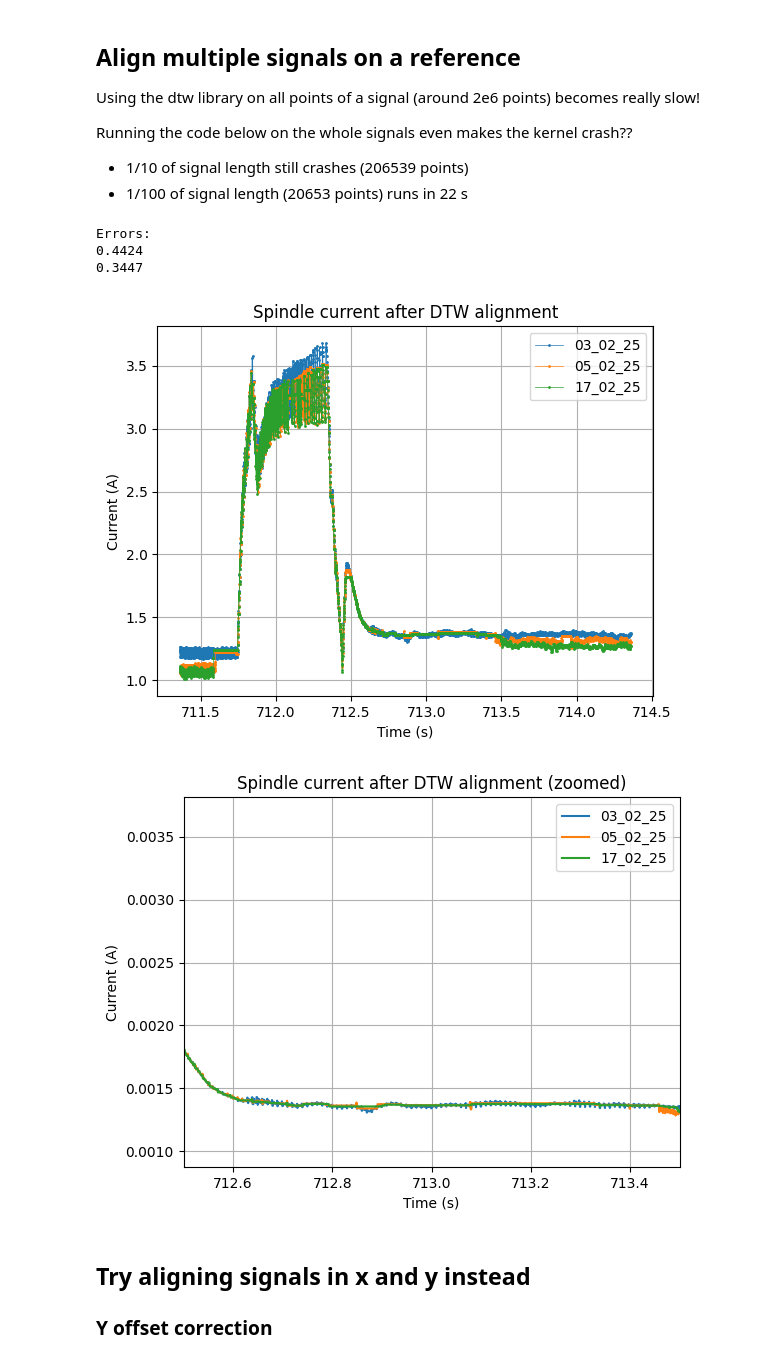
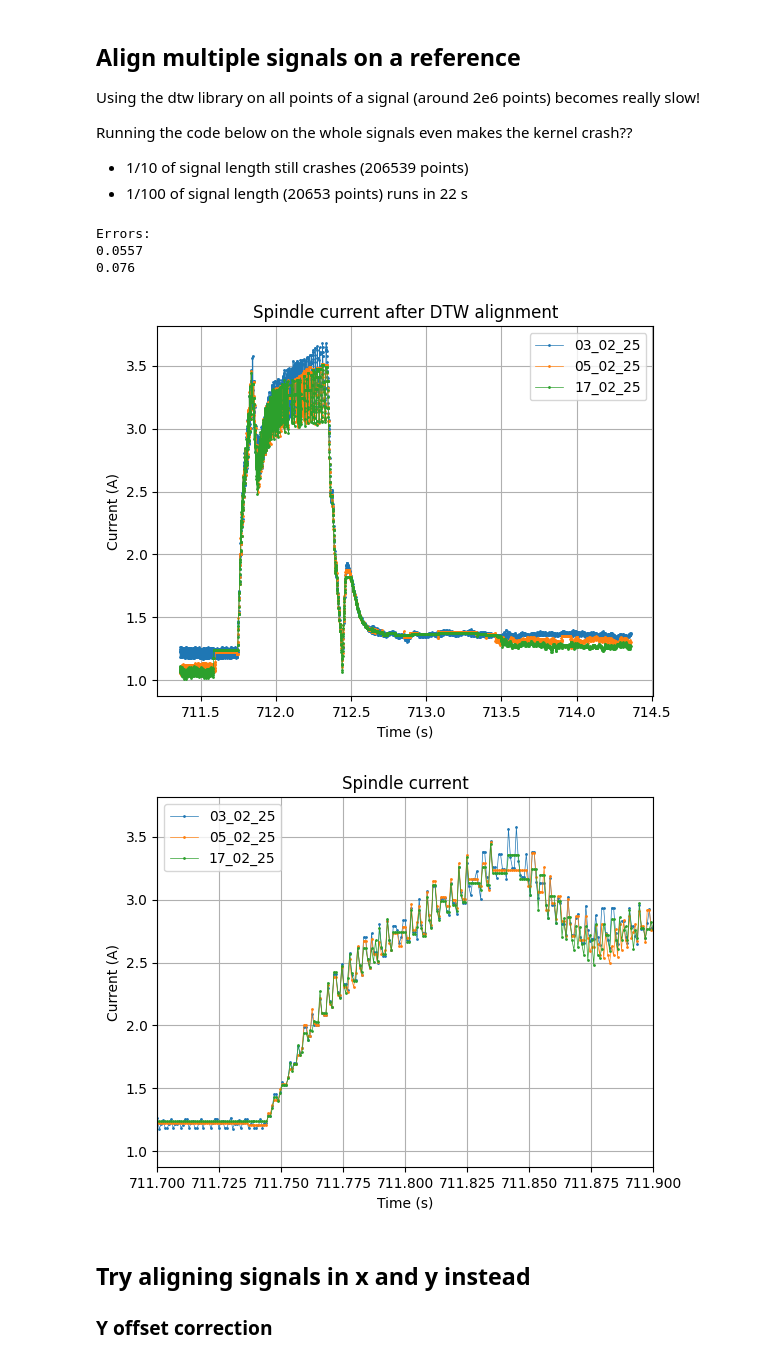
Before and after one commit to opatiny/predictiveMaintenance, a Jupyter notebook: src/notebooks/alignSignals.ipynb, the cells around one changed output. Cells and saved outputs as stored; diff of their text form; code cells hidden in the pictures.

```diff
--- a/src/notebooks/alignSignals.ipynb
+++ b/src/notebooks/alignSignals.ipynb
@@ -197,45 +202,43 @@ Running the code below on the whole signals even makes the kernel crash??
 # %%
 reference = cutSignals[0]
 queries = cutSignals[1:]
 
-dtwSignals = [reference]
+dtwSignals = [reference.reset_index(drop=True)]  # start with the reference signal
 for query in queries:
     alignment = dtw(reference, query, step_pattern="asymmetric")
-    dtwSignals.append(query.iloc[alignment.index2])
-
+    dtwSignals.append(query.iloc[alignment.index2].reset_index(drop=True))
 
 # compute errors
 printErrors(dtwSignals[0], dtwSignals[1:])
-
 
 # plot aligned signals
 plt.figure()
 # plot all signals in one plot
 for i in range(len(dtwSignals)):
-    plt.plot(cutTimes[0], dtwSignals[i], "o-", markersize=1, lw = 0.5, label=dates[i])
+    plt.plot(cutTimes[i], dtwSignals[i], "o-", markersize=1, lw = 0.5, label=dates[i])
 plt.legend()
 plt.title('Spindle current after DTW alignment')
 plt.xlabel('Time (s)')
 plt.ylabel('Current (A)')
 plt.grid()
+
+# zoom in on the signals
+plt.figure()
+# plot all signals in one plot
+for i in range(len(dtwSignals)):
+    plt.plot(cutTimes[0], dtwSignals[i],"o-", markersize=1, lw = 0.5, label=dates[i],)
+plt.legend()
+plt.title('Spindle current')
+plt.xlabel('Time (s)')
+plt.ylabel('Current (A)')
+plt.xlim(711.7, 711.9)
+plt.grid()
 # %% [output]
 Errors:
-0.4424
-0.3447
+0.0557
+0.076
 [figure]
+[figure, added]
-# %%
-# plot a zoom
-plt.figure()
-plt.xlim(712.5, 713.5)
-for i in range(len(dtwSignals)):
-    plt.plot(cutTimes[0], dtwSignals[i], label=dates[i])
-plt.legend()
-plt.title('Spindle current after DTW alignment (zoomed)')
-plt.xlabel('Time (s)')
-plt.ylabel('Current (A)')
-plt.grid()
-# %% [output]
-[figure, removed]
 # %% [markdown]
 ## Try aligning signals in x and y instead
 
```
Also changed, not shown: parts of 4 cells of this notebook, 4 other files.
